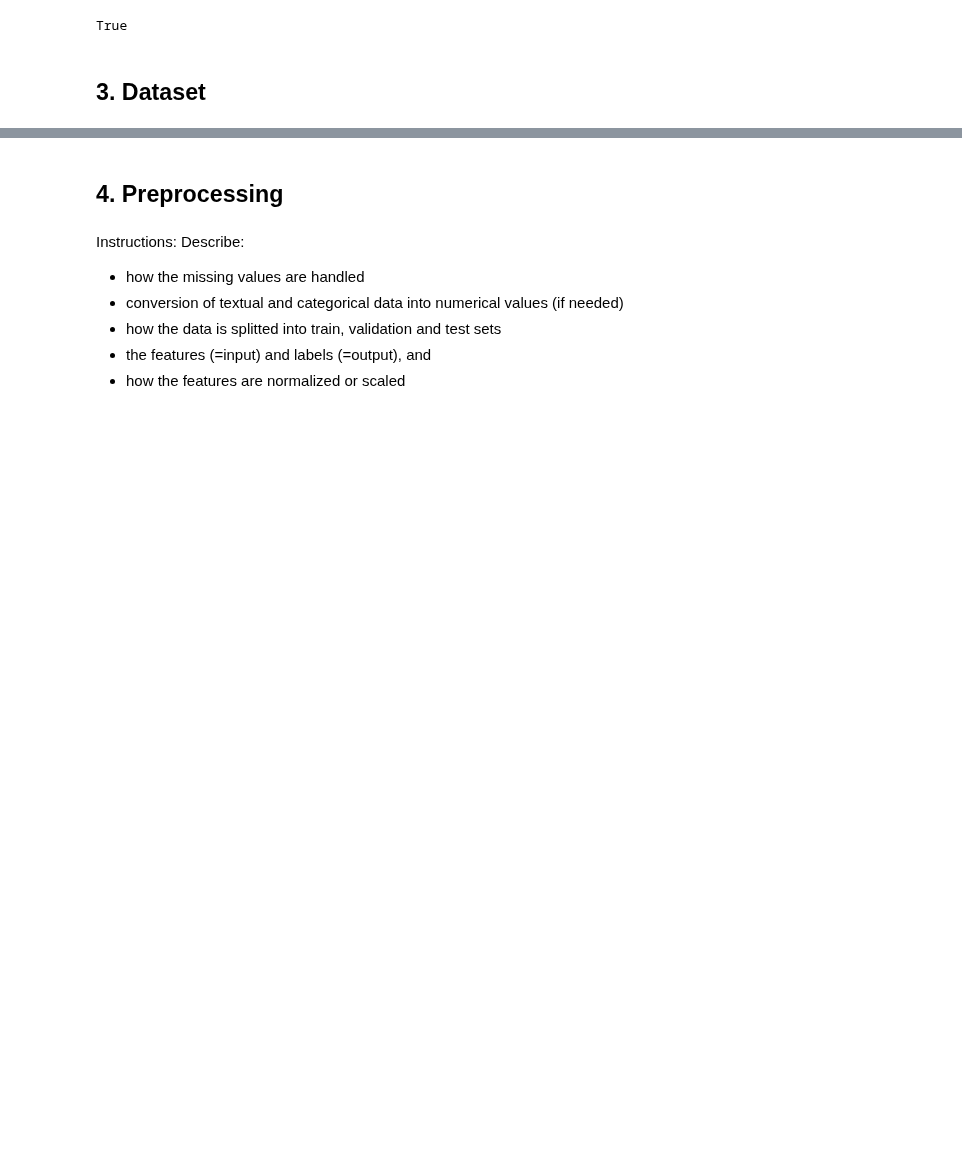
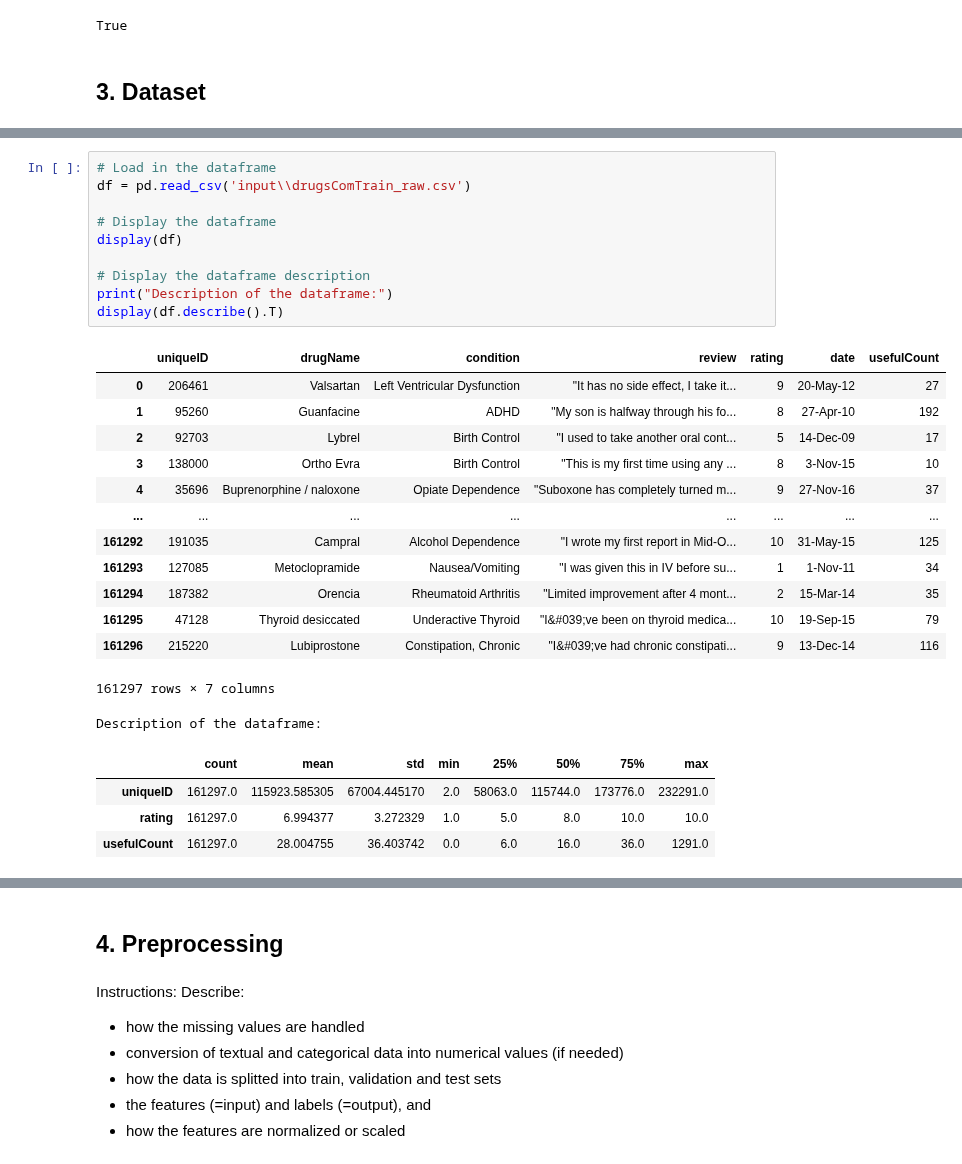
Before and after one commit to alerr415/patient-drug-review-ratings, a Jupyter notebook: case-3-patient-drug-review.ipynb, the cells around one changed output, grey strips where cells are left out. Cells and saved outputs as stored; diff of their text form; blank space fills up the shorter version.

```diff
--- a/case-3-patient-drug-review.ipynb
+++ b/case-3-patient-drug-review.ipynb
@@ -143,0 +91,29 @@ Description of the dataframe:
+# %%
+# Load in the dataframe
+df = pd.read_csv('input\\drugsComTrain_raw.csv')
+
+# Display the dataframe
+display(df)
+
+# Display the dataframe description
+print("Description of the dataframe:")
+display(df.describe().T)
+# %% [output]
+|  | uniqueID | drugName | condition | review | rating | date | usefulCount |
+| 0 | 206461 | Valsartan | Left Ventricular Dysfunction | "It has no side effect, I take it... | 9 | 20-May-12 | 27 |
+| 1 | 95260 | Guanfacine | ADHD | "My son is halfway through his fo... | 8 | 27-Apr-10 | 192 |
+| 2 | 92703 | Lybrel | Birth Control | "I used to take another oral cont... | 5 | 14-Dec-09 | 17 |
+| 3 | 138000 | Ortho Evra | Birth Control | "This is my first time using any ... | 8 | 3-Nov-15 | 10 |
+| 4 | 35696 | Buprenorphine / naloxone | Opiate Dependence | "Suboxone has completely turned m... | 9 | 27-Nov-16 | 37 |
+| ... | ... | ... | ... | ... | ... | ... | ... |
+| 161292 | 191035 | Campral | Alcohol Dependence | "I wrote my first report in Mid-O... | 10 | 31-May-15 | 125 |
+| 161293 | 127085 | Metoclopramide | Nausea/Vomiting | "I was given this in IV before su... | 1 | 1-Nov-11 | 34 |
+| 161294 | 187382 | Orencia | Rheumatoid Arthritis | "Limited improvement after 4 mont... | 2 | 15-Mar-14 | 35 |
+| 161295 | 47128 | Thyroid desiccated | Underactive Thyroid | "I&#039;ve been on thyroid medica... | 10 | 19-Sep-15 | 79 |
+| 161296 | 215220 | Lubiprostone | Constipation, Chronic | "I&#039;ve had chronic constipati... | 9 | 13-Dec-14 | 116 |
+161297 rows × 7 columns
+Description of the dataframe:
+|  | count | mean | std | min | 25% | 50% | 75% | max |
+| uniqueID | 161297.0 | 115923.585305 | 67004.445170 | 2.0 | 58063.0 | 115744.0 | 173776.0 | 232291.0 |
+| rating | 161297.0 | 6.994377 | 3.272329 | 1.0 | 5.0 | 8.0 | 10.0 | 10.0 |
+| usefulCount | 161297.0 | 28.004755 | 36.403742 | 0.0 | 6.0 | 16.0 | 36.0 | 1291.0 |
```
Also changed, not shown: parts of 28 cells of this notebook.
